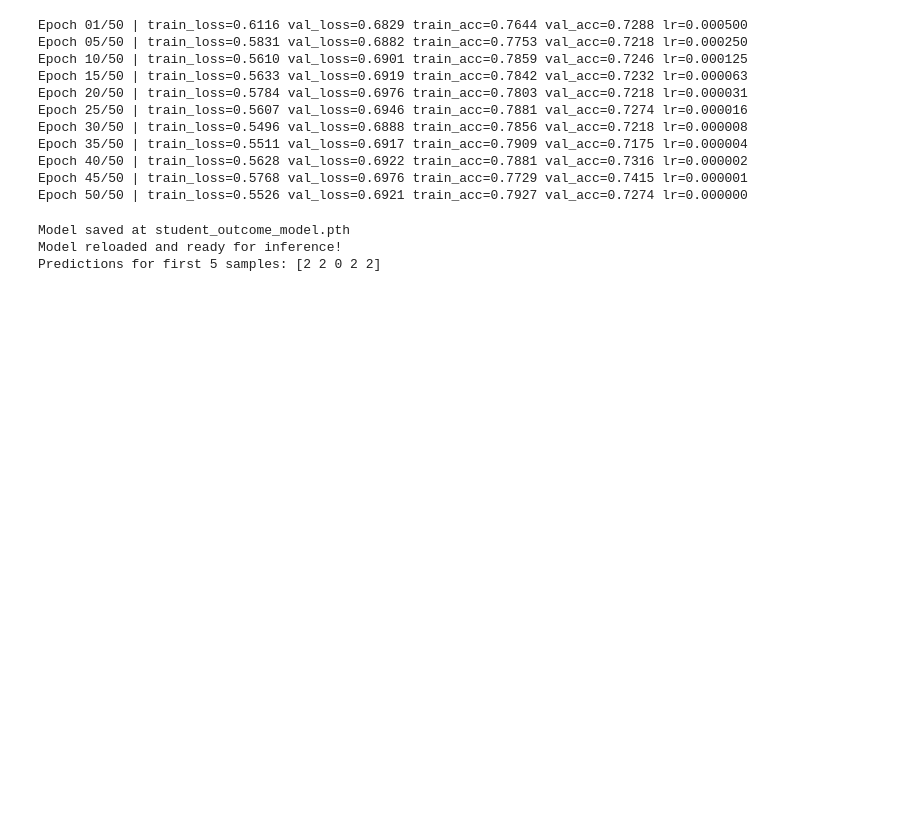
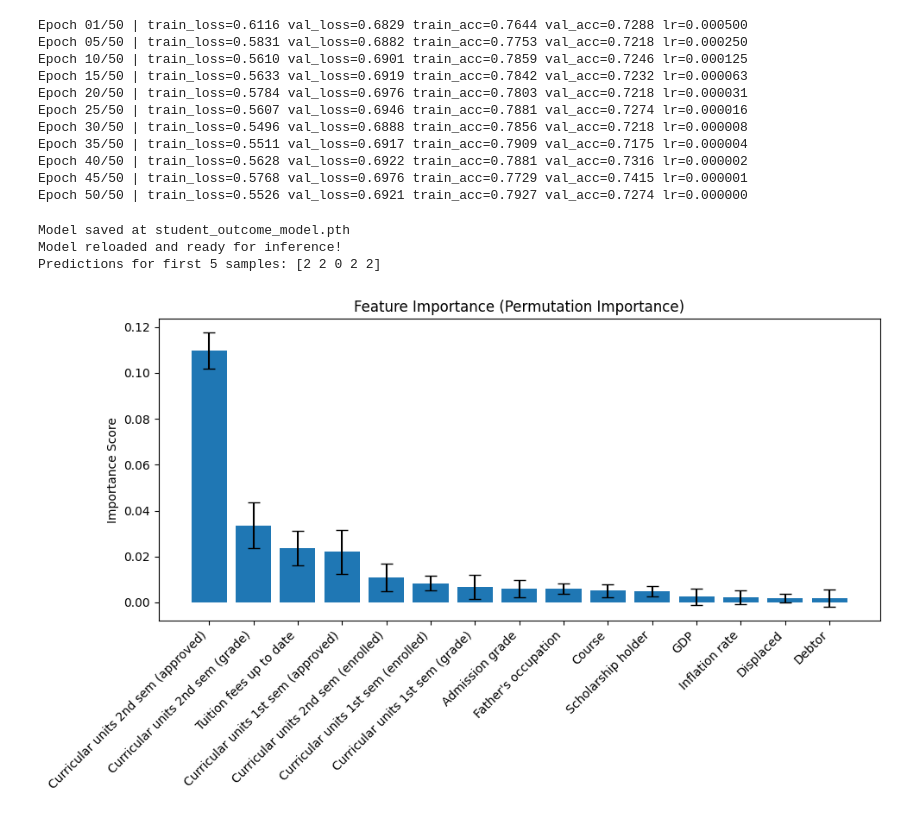
Before and after one commit to UdamShakya/Machine_Learning, a Jupyter notebook: retrained_model.ipynb, the cells around one changed output. Cells and saved outputs as stored; diff of their text form; code cells hidden in the pictures; blank space fills up the shorter version.

Commit message:
Implemented feature importance visualization

```diff
--- a/retrained_model.ipynb
+++ b/retrained_model.ipynb
@@ -346,3 +346,57 @@ print("Predictions for first 5 samples:", preds)
 Model saved at student_outcome_model.pth
 Model reloaded and ready for inference!
 Predictions for first 5 samples: [2 2 0 2 2]
+# %%
+import matplotlib.pyplot as plt
+import numpy as np
+from sklearn.inspection import permutation_importance
+from sklearn.ensemble import RandomForestClassifier
+
+def plot_feature_importance(model, X, y, feature_names=None, top_n=15):
+    """
+    Plots feature importance using permutation importance.
+
+    Parameters:
+    - model: trained sklearn model
+    - X: NumPy array of features
+    - y: NumPy array of targets
+    - feature_names: list of feature names (optional).
+                     If None, will generate generic names.
+    - top_n: number of top features to display
+    """
+
+    # Generate generic feature names if none are provided
+    if feature_names is None:
+        feature_names = [f"feature_{i}" for i in range(X.shape[1])]
+
+    # Compute permutation importance
+    r = permutation_importance(model, X, y, n_repeats=10, random_state=42)
+
+    # Sort features by importance
+    sorted_idx = r.importances_mean.argsort()[::-1][:top_n]
+
+    # Plot
+    plt.figure(figsize=(10, 6))
+    plt.bar(range(len(sorted_idx)), r.importances_mean[sorted_idx], yerr=r.importances_std[sorted_idx], capsize=5)
+    plt.xticks(range(len(sorted_idx)), np.array(feature_names)[sorted_idx], rotation=45, ha="right")
+    plt.title("Feature Importance (Permutation Importance)")
+    plt.ylabel("Importance Score")
+    plt.tight_layout()
+    plt.show()
+
+# Example usage with your validation set
+# permutation_importance requires a scikit-learn estimator, but 'model' is a PyTorch model.
+# To use permutation_importance, you need a compatible estimator.
+# Here is an example using a RandomForestClassifier for feature importance:
+
+
+# Train a RandomForest on the same data for feature importance illustration
+rf = RandomForestClassifier(n_estimators=100, random_state=42)
+rf.fit(X_train, y_train)
+
+# Use original feature names if available
+feature_names = predict_students_dropout_and_academic_success.data.features.columns
+
+plot_feature_importance(rf, X_val, y_val, feature_names=feature_names)
+# %% [output]
+[figure, added]
```
